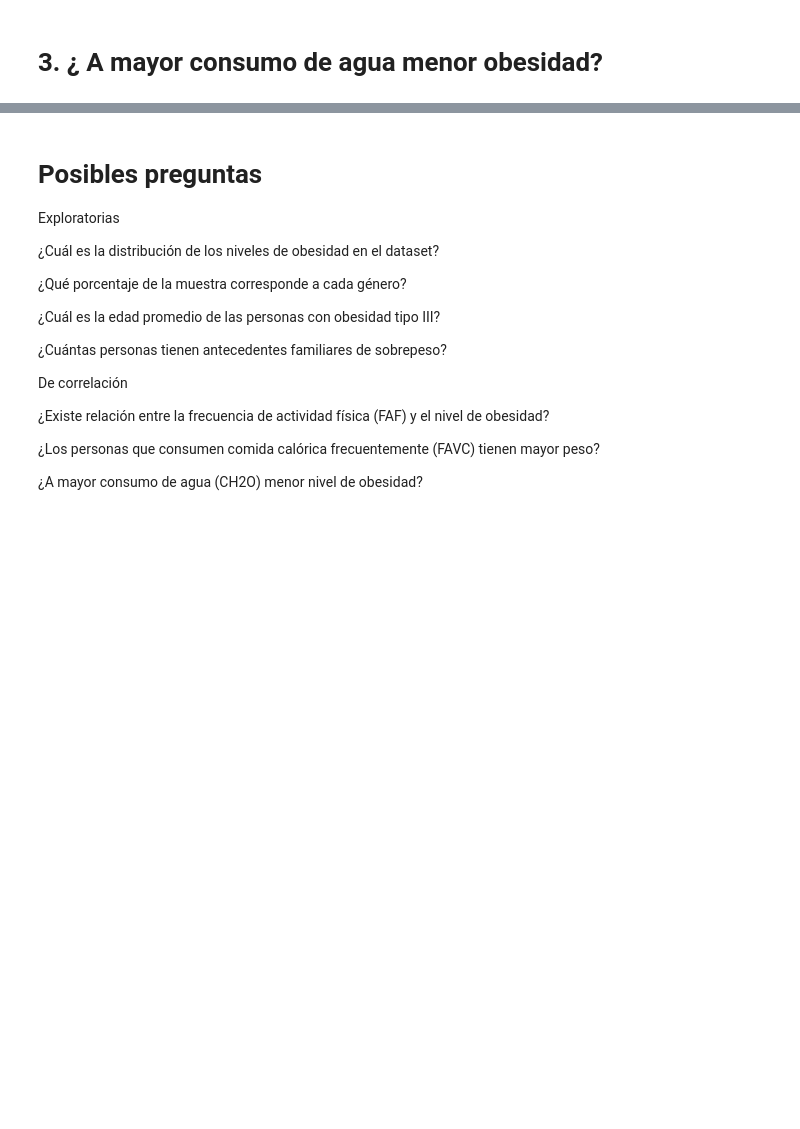
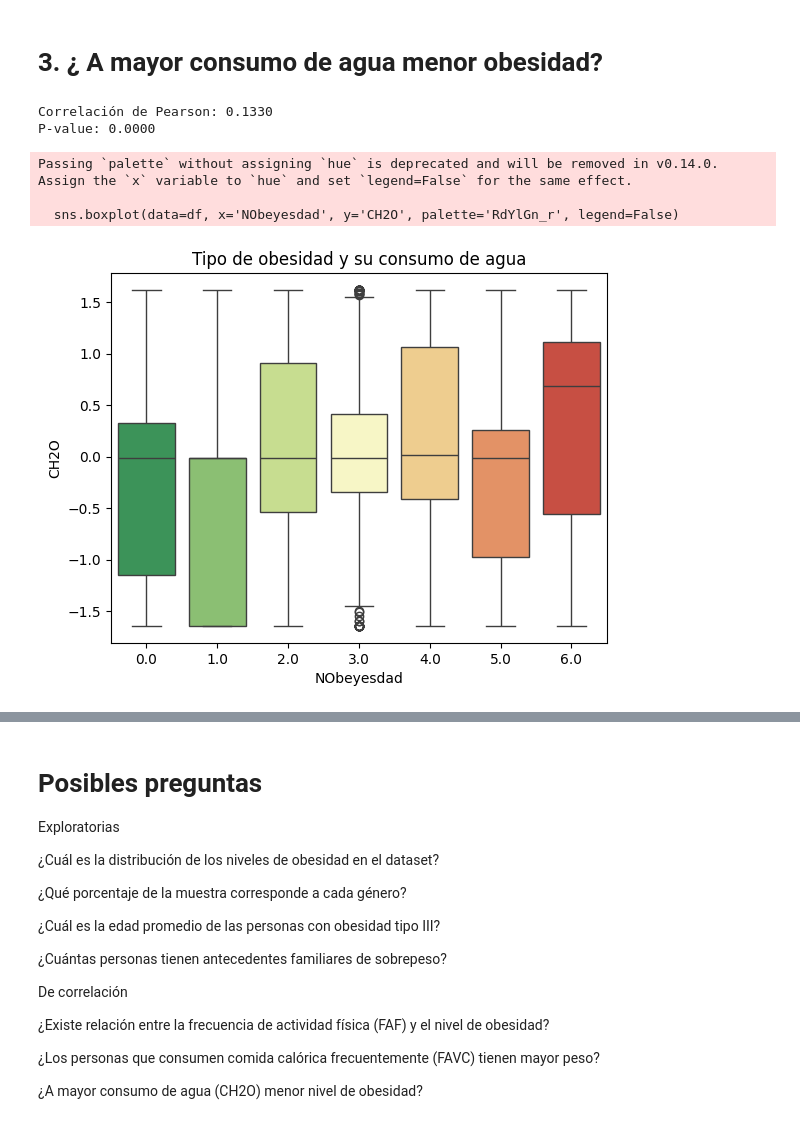
Before and after one commit to danielreyes04/Analsis-de-datos, a Jupyter notebook: Parcial2.ipynb, the cells around one changed output, grey strips where cells are left out. Saved outputs shown, nothing was run; the diff lists cells and outputs as text; code cells hidden in the pictures; blank space fills up the shorter version.

```diff
--- a/Parcial2.ipynb
+++ b/Parcial2.ipynb
@@ -468,3 +470,23 @@ Al comparar la Distribución de niveles de obesidad en hombres y la Distribució
 En conclusión, aunque ambos géneros presentan obesidad, las mujeres tienden a concentrarse en el nivel más severo (Obesidad Tipo III), lo que indica que, en esta muestra, las mujeres presentan un mayor peso en términos de gravedad del nivel de obesidad alcanzado.
 # %% [markdown]
 # 3. ¿ A mayor consumo de agua menor obesidad?
+# %%
+# Correlación entre consumo de agua y nivel de obesidad
+corr, p_value = pearsonr(df['CH2O'], df['NObeyesdad'])
+
+print(f"Correlación de Pearson: {corr:.4f}")
+print(f"P-value: {p_value:.4f}")
+# %% [output]
+Correlación de Pearson: 0.1330
+P-value: 0.0000
+# %%
+# 4a. Boxplot: distribución de agua por nivel de obesidad
+sns.boxplot(data=df, x='NObeyesdad', y='CH2O', palette='RdYlGn_r', legend=False)
+plt.title('Tipo de obesidad y su consumo de agua')
+
+plt.show()
+# %% [output]
+Passing `palette` without assigning `hue` is deprecated and will be removed in v0.14.0. Assign the `x` variable to `hue` and set `legend=False` for the same effect.
+
+  sns.boxplot(data=df, x='NObeyesdad', y='CH2O', palette='RdYlGn_r', legend=False)
+[figure, added]
```
Also changed, not shown: parts of 2 cells of this notebook.
